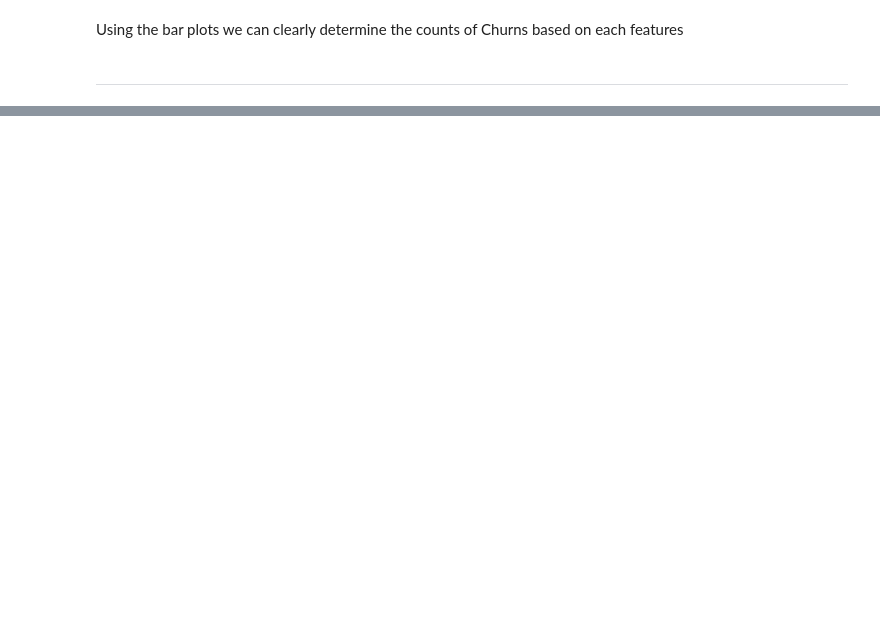
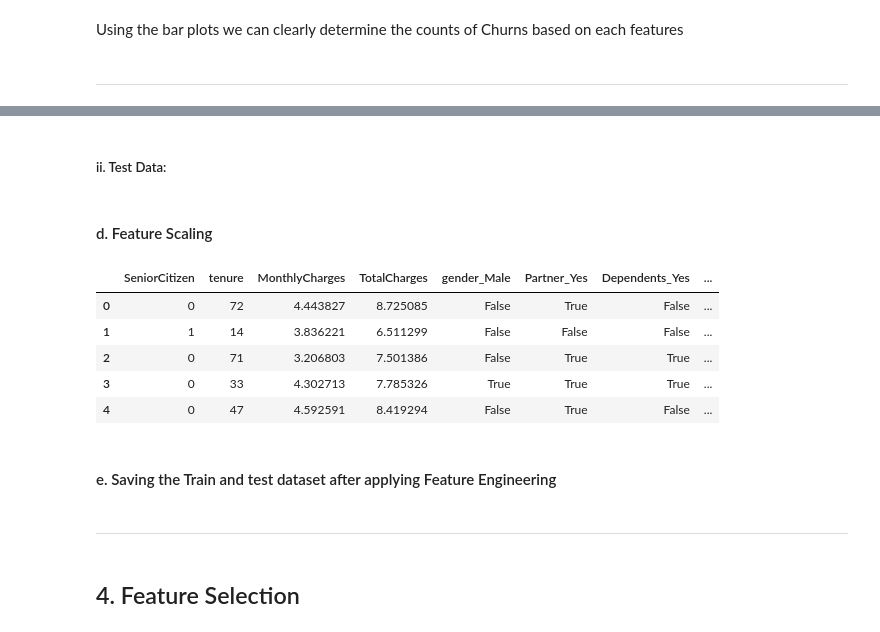
Before and after one commit to arpanmndl/telco_customer_churn, a Jupyter notebook: telco_customer_churn.ipynb, the cells around one changed output, grey strips where cells are left out. Saved outputs shown, nothing was run; the diff lists cells and outputs as text; code cells hidden in the pictures; blank space fills up the shorter version.

```diff
--- a/telco_customer_churn.ipynb
+++ b/telco_customer_churn.ipynb
@@ -319,2 +397,4 @@ for feature in cont_ft:
 [figure]
 [figure]
+# %% [markdown]
+##### ii. Test Data:
@@ -320,0 +407,26 @@ for feature in cont_ft:
+# %% [markdown]
+#### d. Feature Scaling
+# %%
+# applying scaling on categorical features
+# using Min-Max Scaler. We can also use One Hot Encoding
+
+X_train = pd.get_dummies(X_train, drop_first=True)
+X_test = pd.get_dummies(X_test, drop_first=True)
+
+y_train = pd.get_dummies(y_train, drop_first=True)
+y_test = pd.get_dummies(y_test, drop_first=True)
+
+# sc = MinMaxScaler()
+# X_train = sc.fit_transform(X_train)
+# X_test = sc.transform(X_test)
+# %%
+X_train.head()
+# %% [output]
+|  | SeniorCitizen | tenure | MonthlyCharges | TotalCharges | gender_Male | Partner_Yes | Dependents_Yes | ... |
+| 0 | 0 | 72 | 4.443827 | 8.725085 | False | True | False | ... |
+| 1 | 1 | 14 | 3.836221 | 6.511299 | False | False | False | ... |
+| 2 | 0 | 71 | 3.206803 | 7.501386 | False | True | True | ... |
+| 3 | 0 | 33 | 4.302713 | 7.785326 | True | True | True | ... |
+| 4 | 0 | 47 | 4.592591 | 8.419294 | False | True | False | ... |
+# %% [markdown]
+#### e. Saving the Train and test dataset after applying Feature Engineering
@@ -320,0 +436,4 @@ for feature in cont_ft:
+# %% [markdown]
+---
+# %% [markdown]
+## 4. Feature Selection
```
Also changed, not shown: parts of 44 cells of this notebook.
